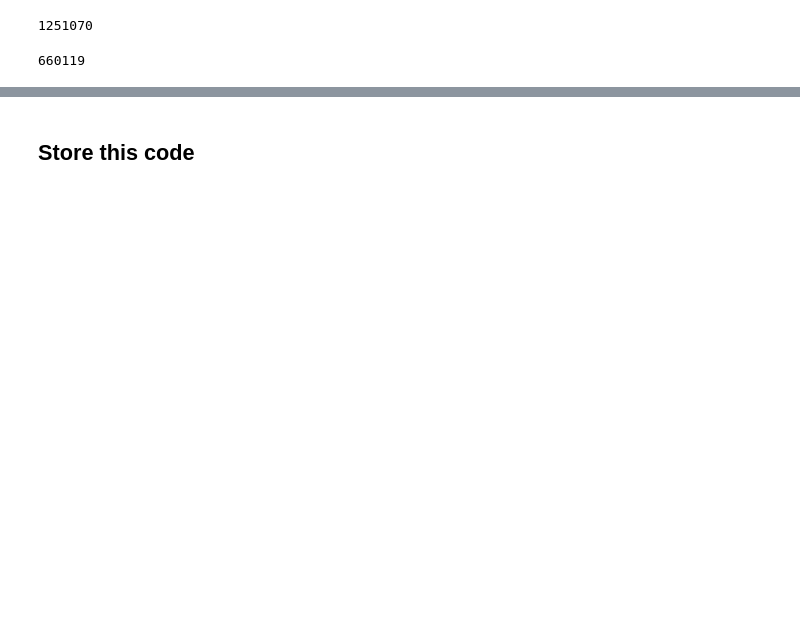
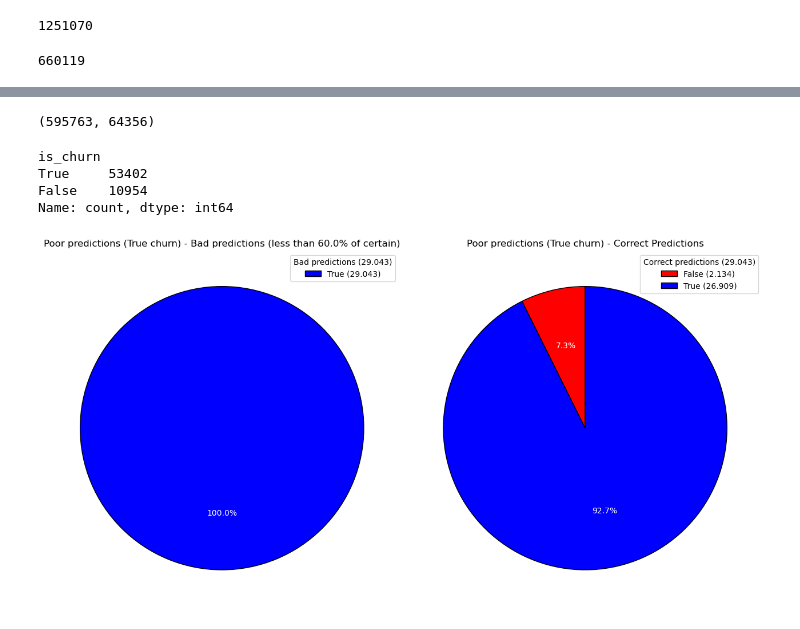
Before and after one commit to CaioAFA/2025-case-data-master-caio-arrabal, a Jupyter notebook: notebooks/06_2-Churn-Error-Analysis.ipynb, the cells around one changed output, grey strips where cells are left out. Cells and saved outputs as stored; diff of their text form; code cells hidden in the pictures; blank space fills up the shorter version.

```diff
--- a/notebooks/06_2-Churn-Error-Analysis.ipynb
+++ b/notebooks/06_2-Churn-Error-Analysis.ipynb
@@ -472,2 +165,0 @@ Quanto mais os usuários utilizam a plataforma, menos eles tendem a virar churn
-# %% [markdown]
-## Store this code
@@ -506,0 +166,26 @@ print(f"O número ideal de clusters é {optimal_n_clusters} com índice de silhu
+# %%
+good_predictions = df[df['is_bad_prediction'] == False]
+poor_predictions = df[df['is_bad_prediction'] == True]
+# %%
+len(good_predictions), len(poor_predictions)
+# %% [output]
+(595763, 64356)
+# %%
+poor_predictions['is_churn'].value_counts()
+# %% [output]
+is_churn
+True     53402
+False    10954
+Name: count, dtype: int64
+# %%
+plot_figures(
+    label='Poor predictions (True churn)',
+    df=poor_predictions[(poor_predictions['predicted_is_churn'] == True)]
+)
+
+# plot_figures(
+#     label='Poor predictions (False churn)',
+#     df=poor_predictions[(poor_predictions['predicted_is_churn'] == False)]
+# )
+# %% [output]
+[figure, added]
```
Also changed, not shown: parts of 37 cells of this notebook, 5 other files.
